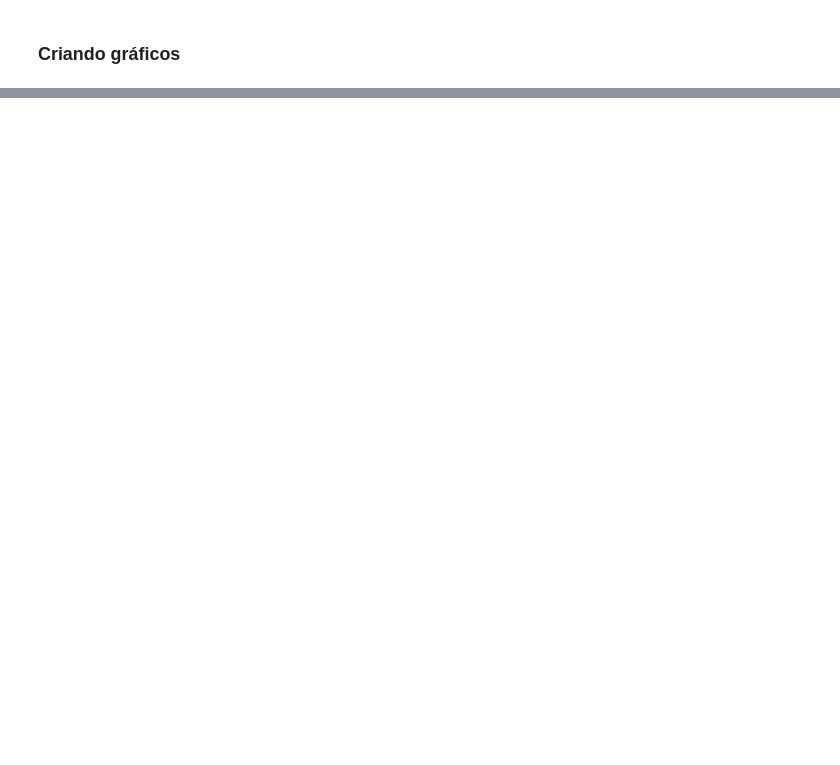
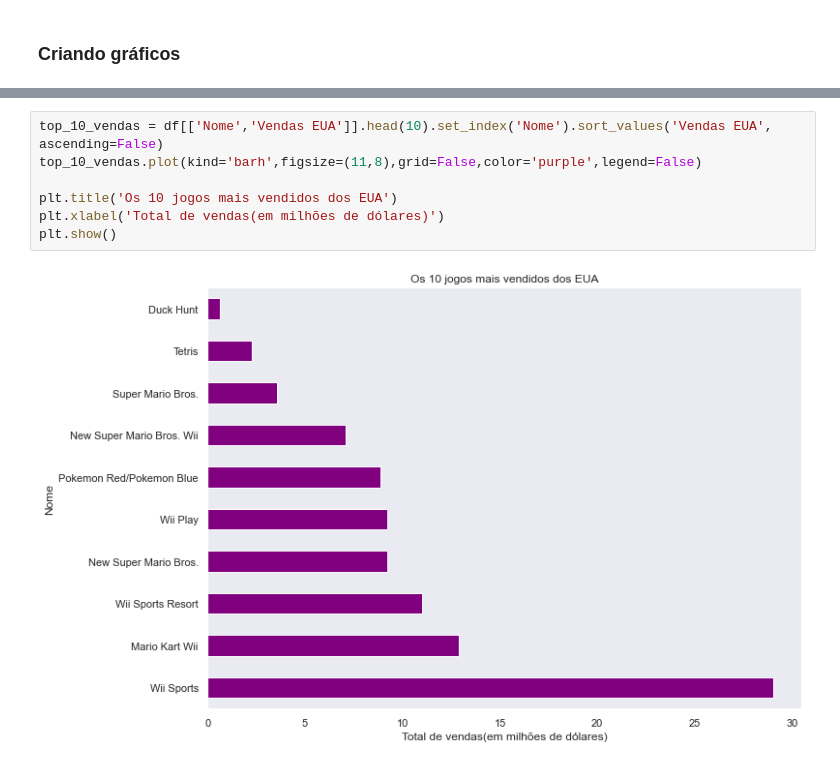
Before and after one commit to Sartorio12/analise_videogames, a Jupyter notebook: vendas_videogames.ipynb, the cells around one changed output, grey strips where cells are left out. Saved outputs shown, nothing was run; the diff lists cells and outputs as text; blank space fills up the shorter version.

```diff
--- a/vendas_videogames.ipynb
+++ b/vendas_videogames.ipynb
@@ -311,0 +291,9 @@ df4.sort_values(by=['Vendas Japão'], ascending=False).head(10)
+# %%
+top_10_vendas = df[['Nome','Vendas EUA']].head(10).set_index('Nome').sort_values('Vendas EUA', ascending=False)
+top_10_vendas.plot(kind='barh',figsize=(11,8),grid=False,color='purple',legend=False)
+
+plt.title('Os 10 jogos mais vendidos dos EUA')
+plt.xlabel('Total de vendas(em milhões de dólares)')
+plt.show()
+# %% [output]
+[figure, added]
```
Also changed, not shown: parts of 39 cells of this notebook.
